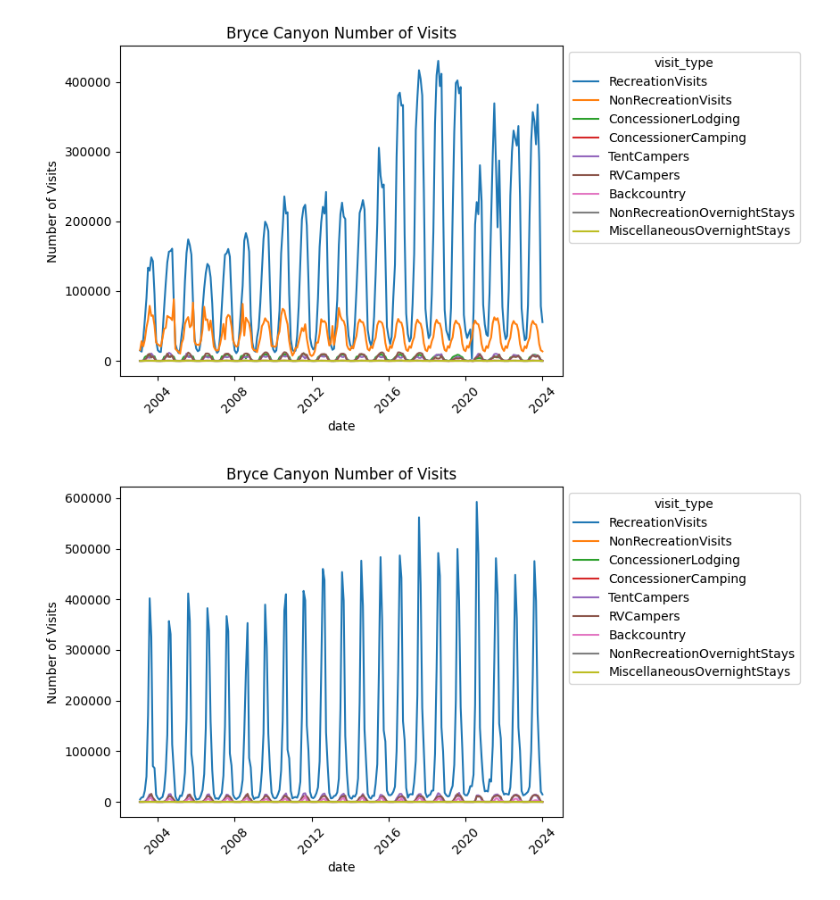
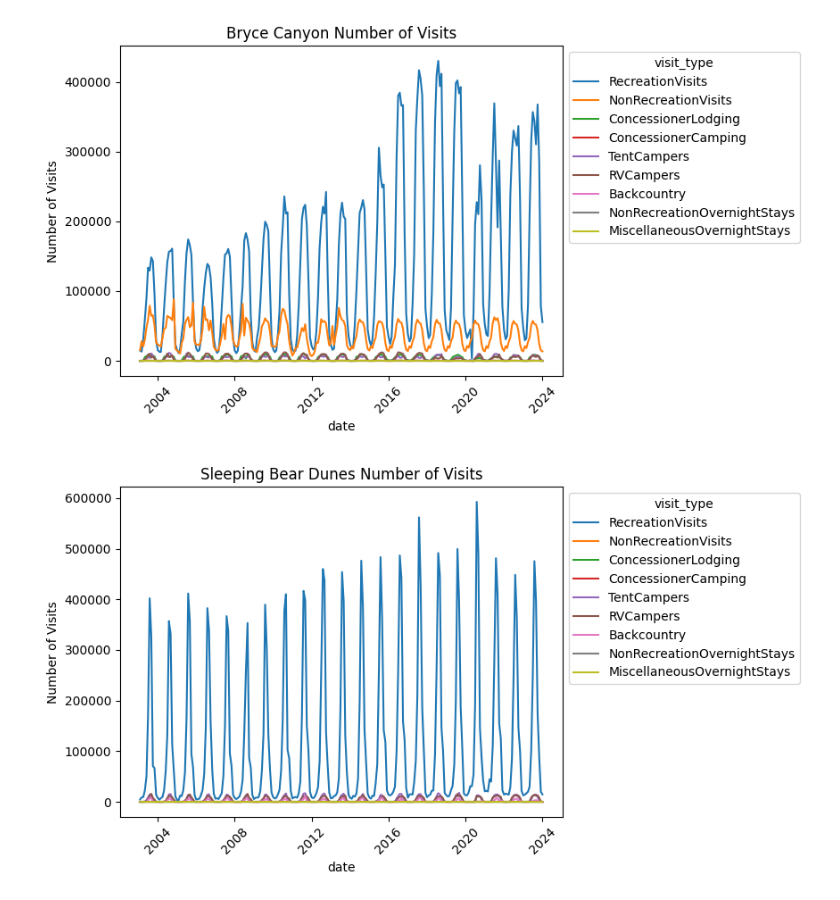
Before and after one commit to scmcqueen/NationalParksDataMining, a Jupyter notebook: state_similarity.ipynb, the cells around one changed output. Saved outputs shown, nothing was run; the diff lists cells and outputs as text; code cells hidden in the pictures.

```diff
--- a/state_similarity.ipynb
+++ b/state_similarity.ipynb
@@ -81,13 +81,13 @@ _ = plt.tick_params(axis='x',rotation=45)
 # %%
 yellowstone_only = visit_data[visit_data.ParkName.str.contains('Sleeping Bear')]
 # don't want to look at hours, want to do only visits
 yellowstone_only = yellowstone_only[yellowstone_only.visit_type.isin(['RecreationVisits', 'NonRecreationVisits', 'ConcessionerLodging', 'ConcessionerCamping',
        'TentCampers', 'RVCampers', 'Backcountry',
        'NonRecreationOvernightStays', 'MiscellaneousOvernightStays'])]
 ax = sns.lineplot(yellowstone_only,x='date',y='number_of_visits',hue='visit_type')
-plt.title('Bryce Canyon Number of Visits')
+plt.title('Sleeping Bear Dunes Number of Visits')
 plt.ylabel('Number of Visits')
 sns.move_legend(ax, "upper left", bbox_to_anchor=(1, 1))
 _ = plt.tick_params(axis='x',rotation=45)
 # %% [output]
-[figure, old version]
+[figure, new version]
```
Also changed, not shown: parts of 2 cells of this notebook.
